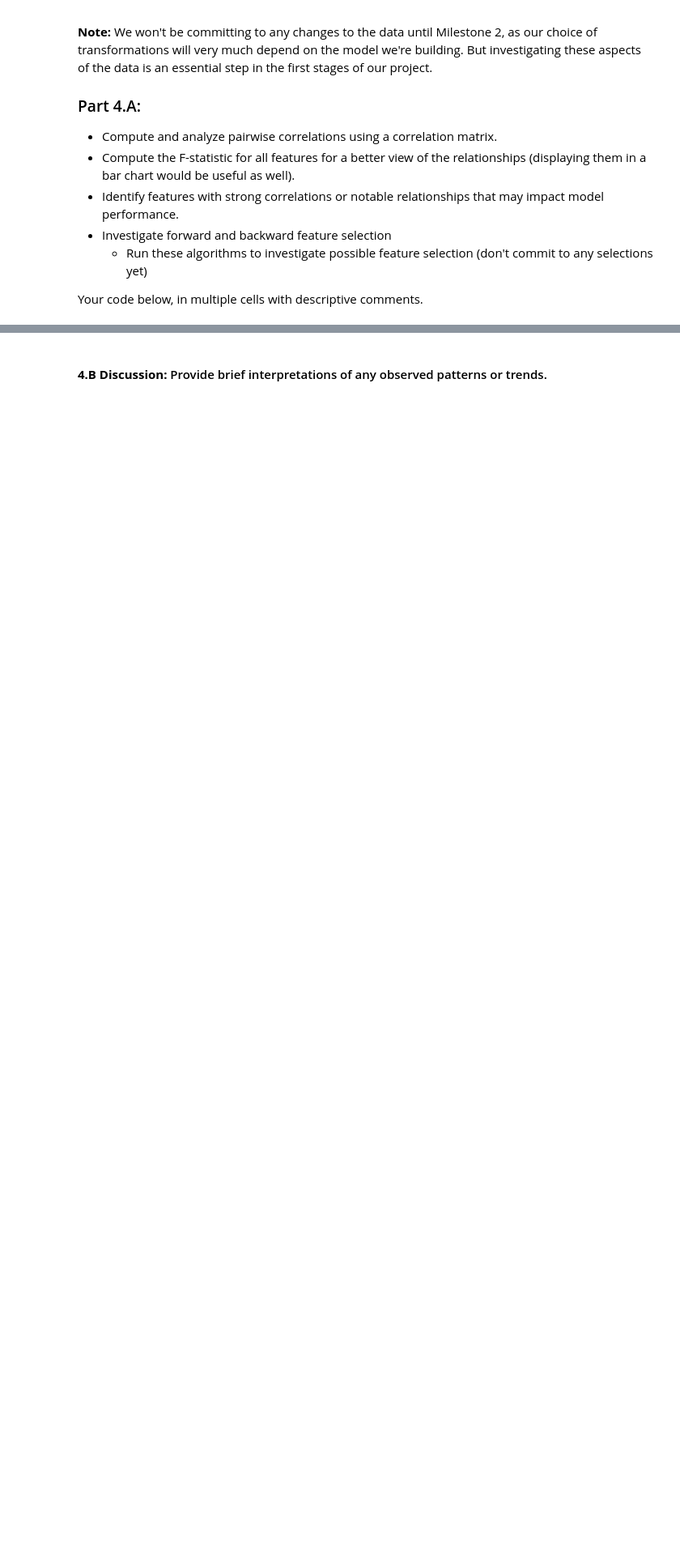
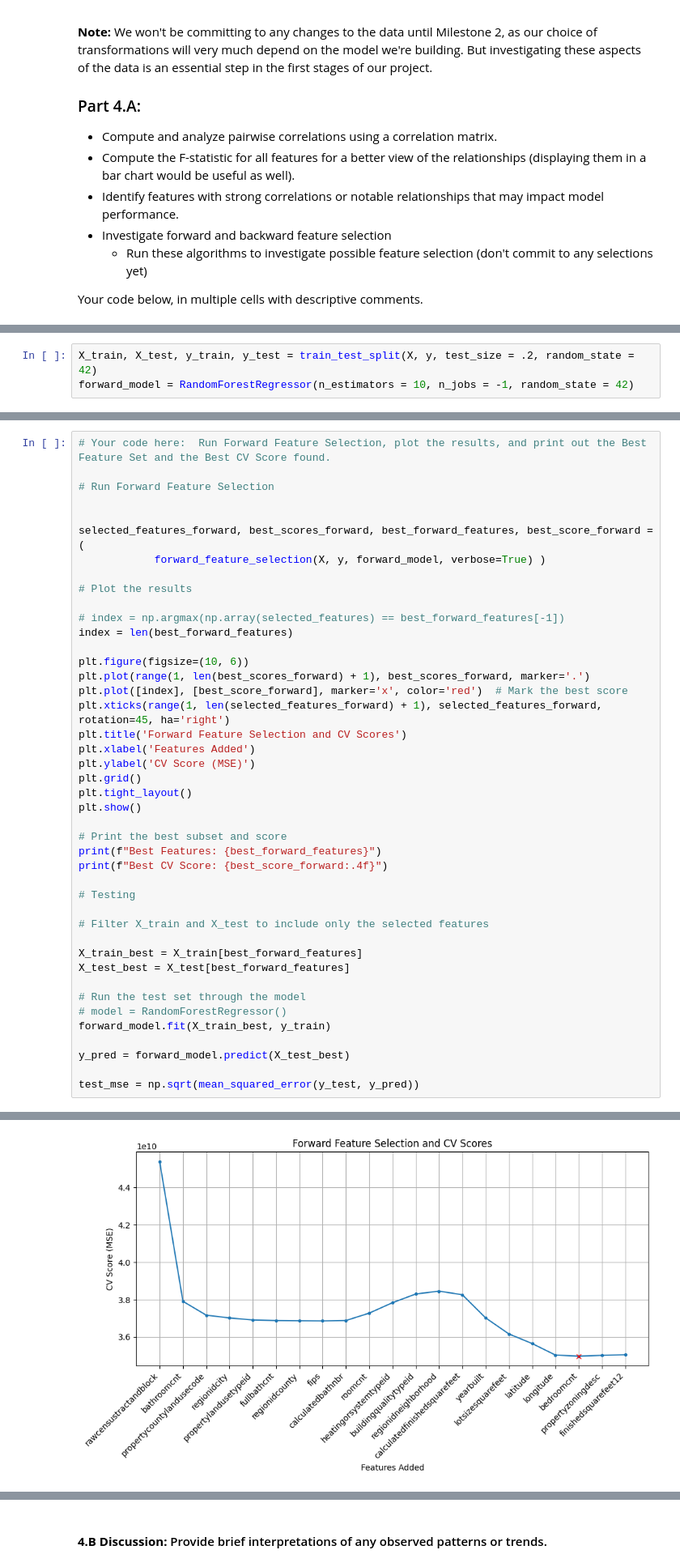
Before and after one commit to amc200092845471/Module-3-Assignments, a Jupyter notebook: Milestone_01 (1).ipynb, the cells around one changed output, grey strips where cells are left out. Shown at 81% size. Cells and saved outputs as stored; diff of their text form; blank space fills up the shorter version.

```diff
--- a/Milestone_01 (1).ipynb
+++ b/Milestone_01 (1).ipynb
@@ -578 +642,4 @@ Your code below, in multiple cells with descriptive comments.
+# %%
+X_train, X_test, y_train, y_test = train_test_split(X, y, test_size = .2, random_state = 42)
+forward_model = RandomForestRegressor(n_estimators = 10, n_jobs = -1, random_state = 42)
 # %%
@@ -643 +712,45 @@ def forward_feature_selection(X, y, model,
     )
+# %%
+# Your code here:  Run Forward Feature Selection, plot the results, and print out the Best Feature Set and the Best CV Score found.
+
+# Run Forward Feature Selection
+
+
+selected_features_forward, best_scores_forward, best_forward_features, best_score_forward =    (
+            forward_feature_selection(X, y, forward_model, verbose=True) )
+
+# Plot the results
+
+# index = np.argmax(np.array(selected_features) == best_forward_features[-1])
+index = len(best_forward_features)
+
+plt.figure(figsize=(10, 6))
+plt.plot(range(1, len(best_scores_forward) + 1), best_scores_forward, marker='.')
+plt.plot([index], [best_score_forward], marker='x', color='red')  # Mark the best score
+plt.xticks(range(1, len(selected_features_forward) + 1), selected_features_forward, rotation=45, ha='right')
+plt.title('Forward Feature Selection and CV Scores')
+plt.xlabel('Features Added')
+plt.ylabel('CV Score (MSE)')
+plt.grid()
+plt.tight_layout()
+plt.show()
+
+# Print the best subset and score
+print(f"Best Features: {best_forward_features}")
+print(f"Best CV Score: {best_score_forward:.4f}")
+
+# Testing
+
+# Filter X_train and X_test to include only the selected features
+
+X_train_best = X_train[best_forward_features]
+X_test_best = X_test[best_forward_features]
+
+# Run the test set through the model
+# model = RandomForestRegressor()
+forward_model.fit(X_train_best, y_train)
+
+y_pred = forward_model.predict(X_test_best)
+
+test_mse = np.sqrt(mean_squared_error(y_test, y_pred))
+# %% [output]
@@ -643,0 +774 @@ def forward_feature_selection(X, y, model,
+[figure, added]
```
Also changed, not shown: parts of 35 cells of this notebook, 2 other files.
